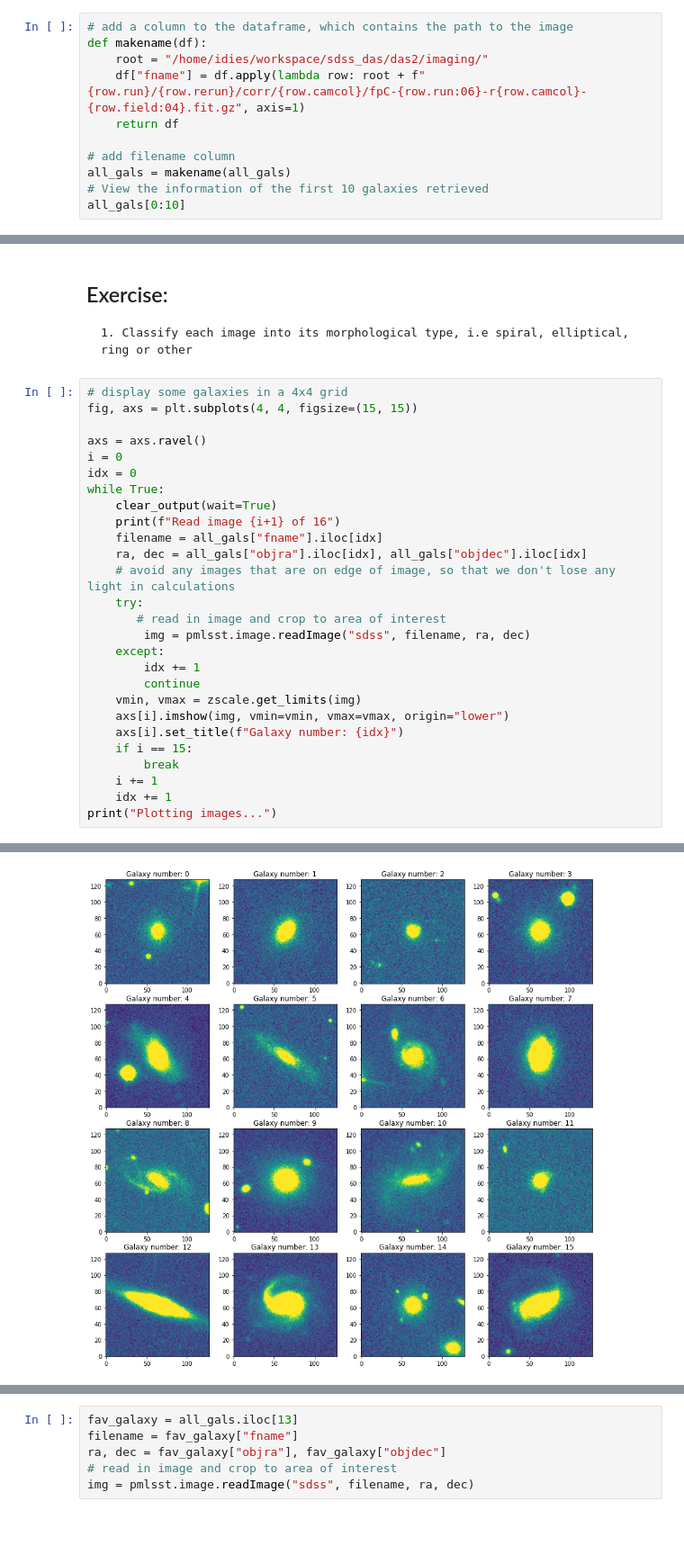
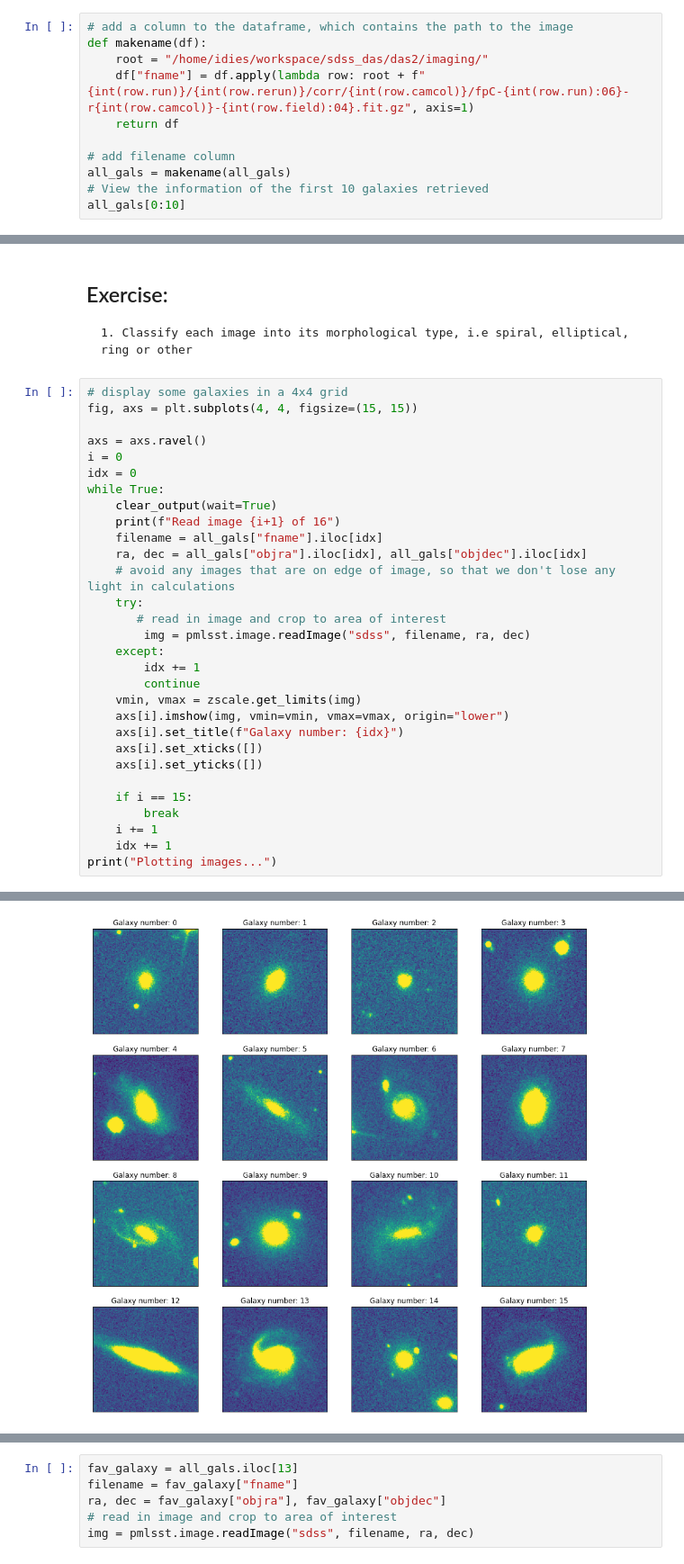
Before and after one commit to lewisfish/PawlikMorph-LSST, a Jupyter notebook: outreach.ipynb, the cells around one changed output, grey strips where cells are left out. Shown at 90% size. Drawn from its saved outputs; the diff is of its cells as text; blank space fills up the shorter version.

```diff
--- a/outreach.ipynb
+++ b/outreach.ipynb
@@ -114,7 +114,7 @@ To do this we need the information about which part of the camera took the image
 # add a column to the dataframe, which contains the path to the image
 def makename(df):
     root = "/home/idies/workspace/sdss_das/das2/imaging/"
-    df["fname"] = df.apply(lambda row: root + f"{row.run}/{row.rerun}/corr/{row.camcol}/fpC-{row.run:06}-r{row.camcol}-{row.field:04}.fit.gz", axis=1)
+    df["fname"] = df.apply(lambda row: root + f"{int(row.run)}/{int(row.rerun)}/corr/{int(row.camcol)}/fpC-{int(row.run):06}-r{int(row.camcol)}-{int(row.field):04}.fit.gz", axis=1)
     return df
 
 # add filename column
@@ -155,32 +155,35 @@ Text(0.5, 1.0, 'Galaxy positions')
 # %%
 # display some galaxies in a 4x4 grid
 fig, axs = plt.subplots(4, 4, figsize=(15, 15))
 
 axs = axs.ravel()
 i = 0
 idx = 0
 while True:
     clear_output(wait=True)
     print(f"Read image {i+1} of 16")
     filename = all_gals["fname"].iloc[idx]
     ra, dec = all_gals["objra"].iloc[idx], all_gals["objdec"].iloc[idx]
     # avoid any images that are on edge of image, so that we don't lose any light in calculations
     try:
        # read in image and crop to area of interest
         img = pmlsst.image.readImage("sdss", filename, ra, dec)
     except:
         idx += 1
         continue
     vmin, vmax = zscale.get_limits(img)
     axs[i].imshow(img, vmin=vmin, vmax=vmax, origin="lower")
     axs[i].set_title(f"Galaxy number: {idx}")
+    axs[i].set_xticks([])
+    axs[i].set_yticks([])
+
     if i == 15:
         break
     i += 1
     idx += 1
 print("Plotting images...")
 # %% [output]
 Read image 16 of 16
 Plotting images...
-[figure, old version]
+[figure, new version]
 # %% [markdown]
```
Also changed, not shown: parts of 29 cells of this notebook.
